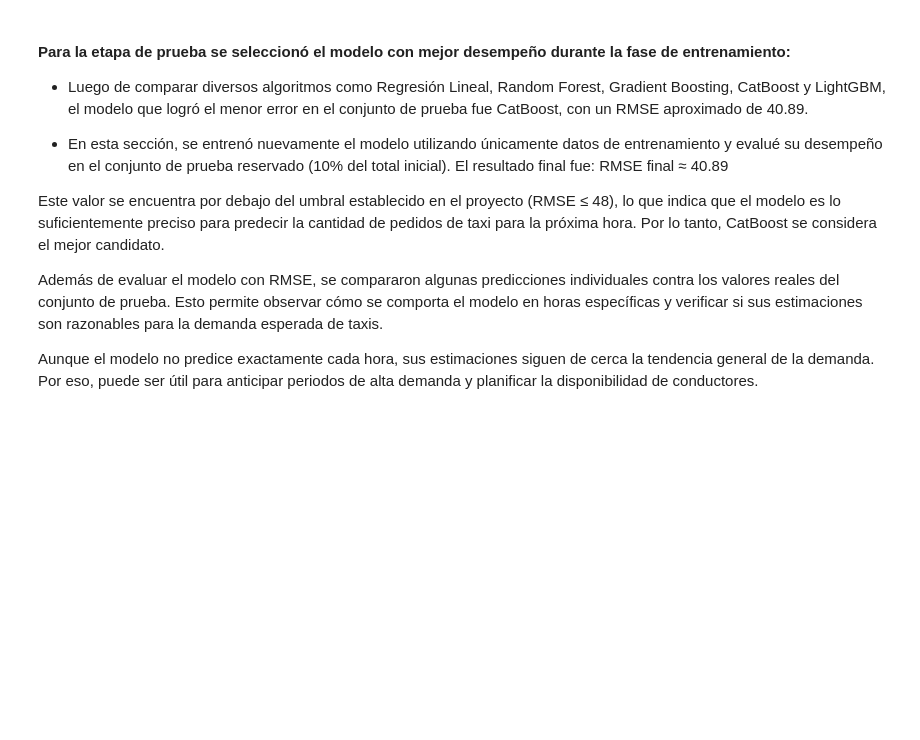
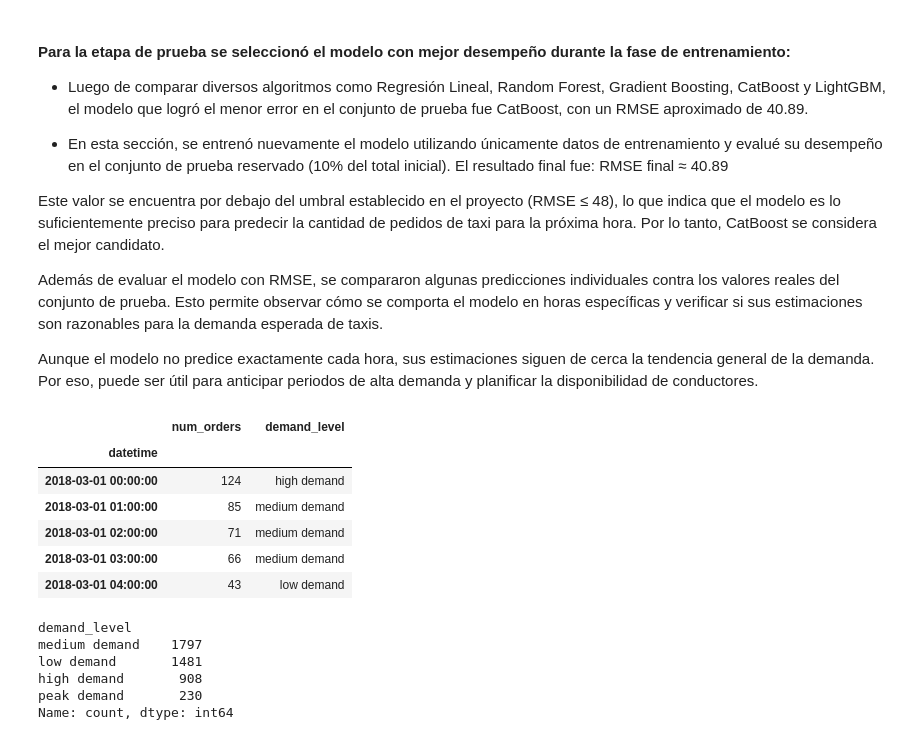
Before and after one commit to Lorena885/Airport-Taxi-Demand-Prediction-Model, a Jupyter notebook: notebook taxi demand.ipynb, the cells around one changed output. Cells and saved outputs as stored; diff of their text form; code cells hidden in the pictures; blank space fills up the shorter version.

```diff
--- a/notebook taxi demand.ipynb
+++ b/notebook taxi demand.ipynb
@@ -499,0 +524,21 @@ Aunque el modelo no predice exactamente cada hora, sus estimaciones siguen de ce
+# %%
+#Revisar si si se creo la columna
+data_with_demand.head()
+# %% [output]
+|  | num_orders | demand_level |
+| datetime |  |  |
+| 2018-03-01 00:00:00 | 124 | high demand |
+| 2018-03-01 01:00:00 | 85 | medium demand |
+| 2018-03-01 02:00:00 | 71 | medium demand |
+| 2018-03-01 03:00:00 | 66 | medium demand |
+| 2018-03-01 04:00:00 | 43 | low demand |
+# %%
+# rangos reales de pedidos por categoría
+data_with_demand['demand_level'].value_counts()
+# %% [output]
+demand_level
+medium demand    1797
+low demand       1481
+high demand       908
+peak demand       230
+Name: count, dtype: int64
```
Also changed, not shown: parts of 9 cells of this notebook, 4 other files.
